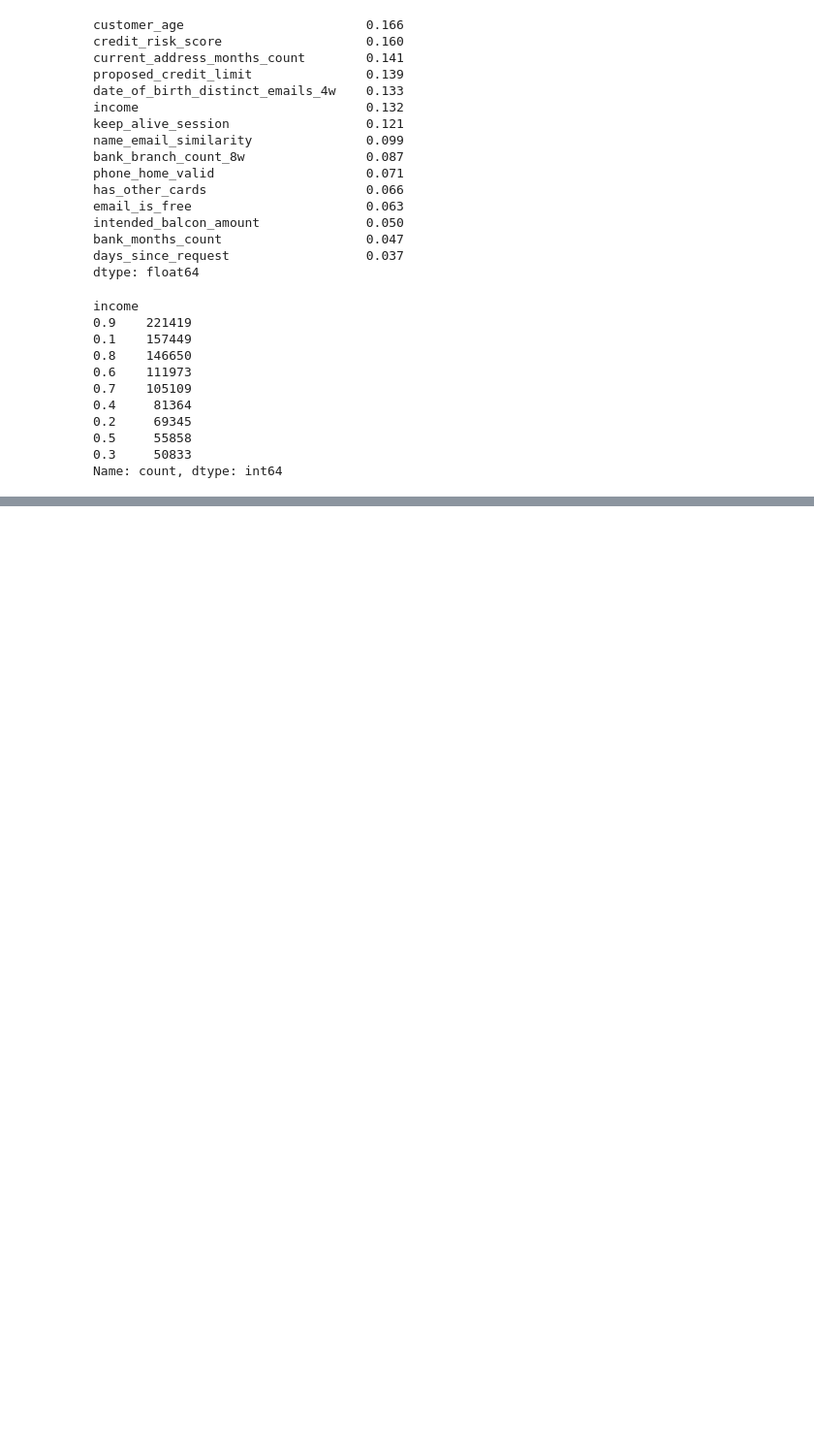
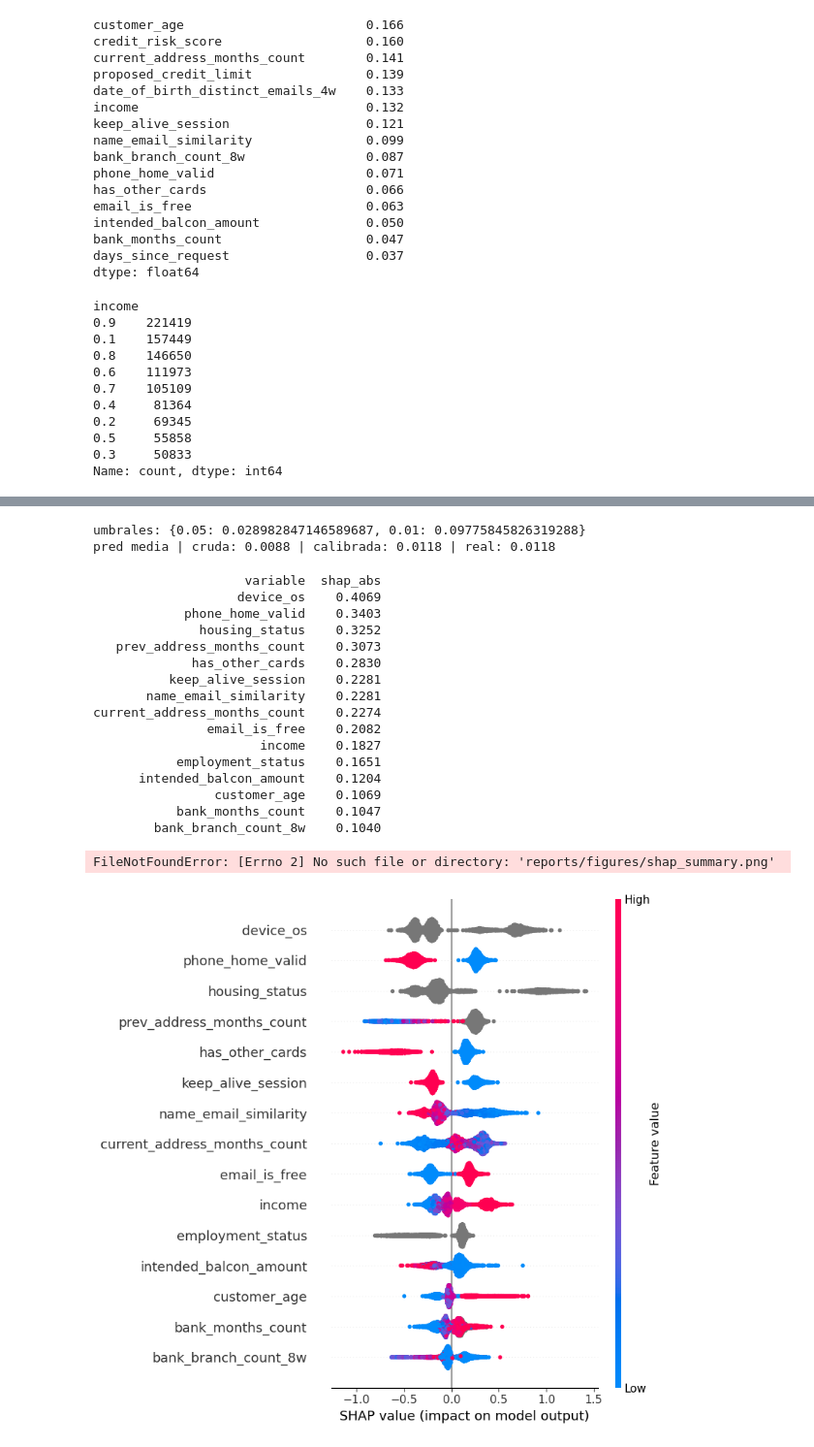
Before and after one commit to MayYTa/baf-fraud-prediction, a Jupyter notebook: notebooks/EDA.ipynb, the cells around one changed output, grey strips where cells are left out. Shown at 97% size. Cells and saved outputs as stored; diff of their text form; code cells hidden in the pictures; blank space fills up the shorter version.

```diff
--- a/notebooks/EDA.ipynb
+++ b/notebooks/EDA.ipynb
@@ -309,0 +507,61 @@ KeyError: "['limit_to_income'] not in index"
+# %%
+from sklearn.linear_model import LogisticRegression
+
+# 1) modelo final, sin velocity_4w
+feats_f = [c for c in feats if c != "velocity_4w"]
+m_f = lgbm().fit(train_c[feats_f], train_c[TARGET])
+y_v = valid_c[TARGET].values
+s_v = m_f.predict_proba(valid_c[feats_f])[:, 1]
+
+# 2) umbrales fijados SOLO con validación (FPR objetivo 5% y 1%)
+thr = {f: float(np.quantile(s_v[y_v == 0], 1 - f)) for f in (0.05, 0.01)}
+print("umbrales:", thr)
+
+# 3) calibrador Platt (2 parámetros) ajustado en validación
+def logit(p):
+    p = np.clip(p, 1e-6, 1 - 1e-6)
+    return np.log(p / (1 - p)).reshape(-1, 1)
+
+platt = LogisticRegression(C=1e6).fit(logit(s_v), y_v)
+s_v_cal = platt.predict_proba(logit(s_v))[:, 1]
+print("pred media | cruda:", s_v.mean().round(4), "| calibrada:", s_v_cal.mean().round(4), "| real:", y_v.mean().round(4))
+# %% [output]
+umbrales: {0.05: 0.028982847146589687, 0.01: 0.09775845826319288}
+pred media | cruda: 0.0088 | calibrada: 0.0118 | real: 0.0118
+# %%
+import matplotlib.pyplot as plt
+import shap
+
+Xs = valid_c[feats_f].sample(5000, random_state=0)
+sv = shap.TreeExplainer(m_f)(Xs)
+vals = sv.values[..., 1] if sv.values.ndim == 3 else sv.values   # según la versión de shap
+
+# importancia global: promedio del valor absoluto
+imp = (pd.DataFrame({"variable": feats_f, "shap_abs": np.abs(vals).mean(axis=0)})
+         .sort_values("shap_abs", ascending=False))
+print(imp.head(15).round(4).to_string(index=False))
+
+# dirección y forma del efecto
+shap.summary_plot(vals, Xs, max_display=15, show=False)
+plt.tight_layout()
+plt.savefig("reports/figures/shap_summary.png", dpi=150, bbox_inches="tight")
+plt.show()
+# %% [output]
+                    variable  shap_abs
+                   device_os    0.4069
+            phone_home_valid    0.3403
+              housing_status    0.3252
+   prev_address_months_count    0.3073
+             has_other_cards    0.2830
+          keep_alive_session    0.2281
+       name_email_similarity    0.2281
+current_address_months_count    0.2274
+               email_is_free    0.2082
+                      income    0.1827
+           employment_status    0.1651
+      intended_balcon_amount    0.1204
+                customer_age    0.1069
+           bank_months_count    0.1047
+        bank_branch_count_8w    0.1040
+FileNotFoundError: [Errno 2] No such file or directory: 'reports/figures/shap_summary.png'
+[figure, added]
```
Also changed, not shown: parts of 20 cells of this notebook, 11 other files.
